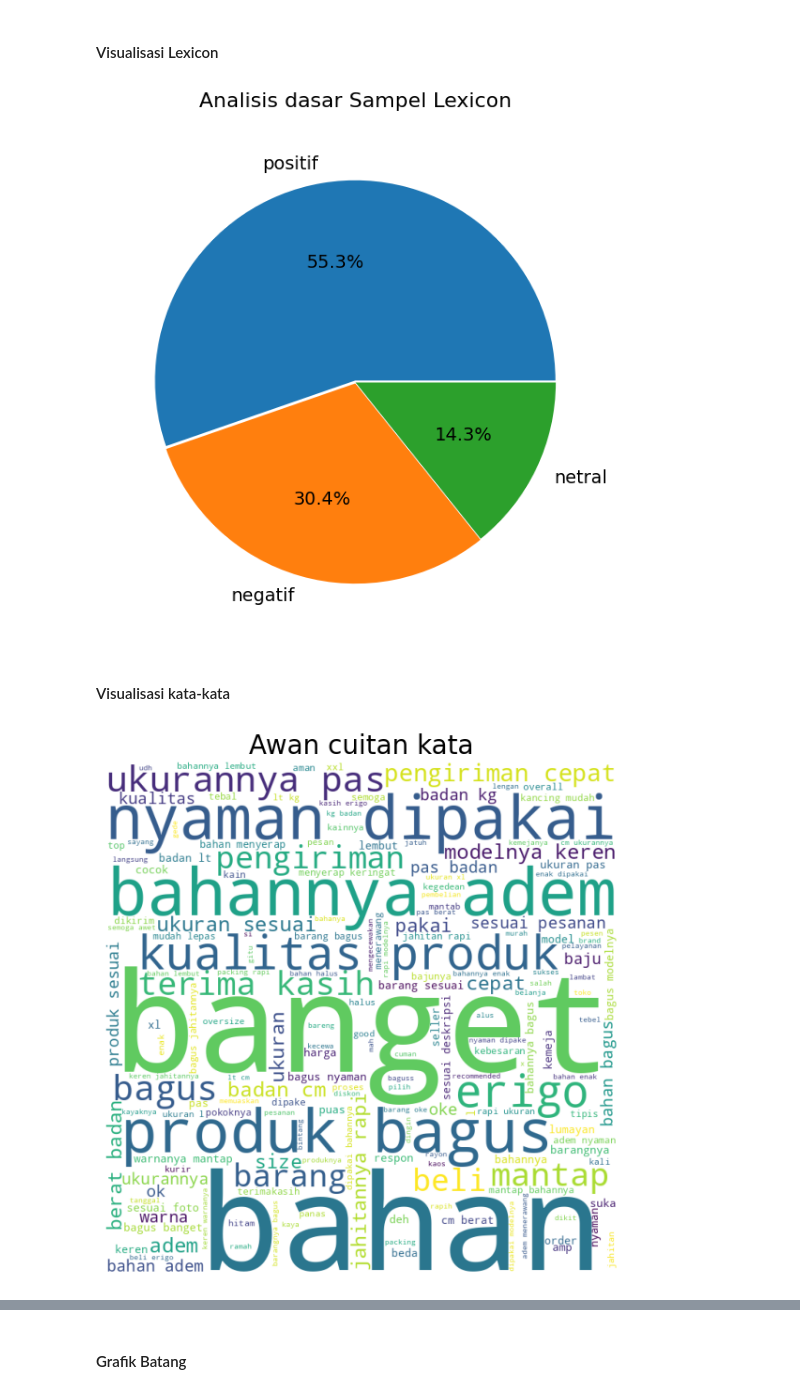
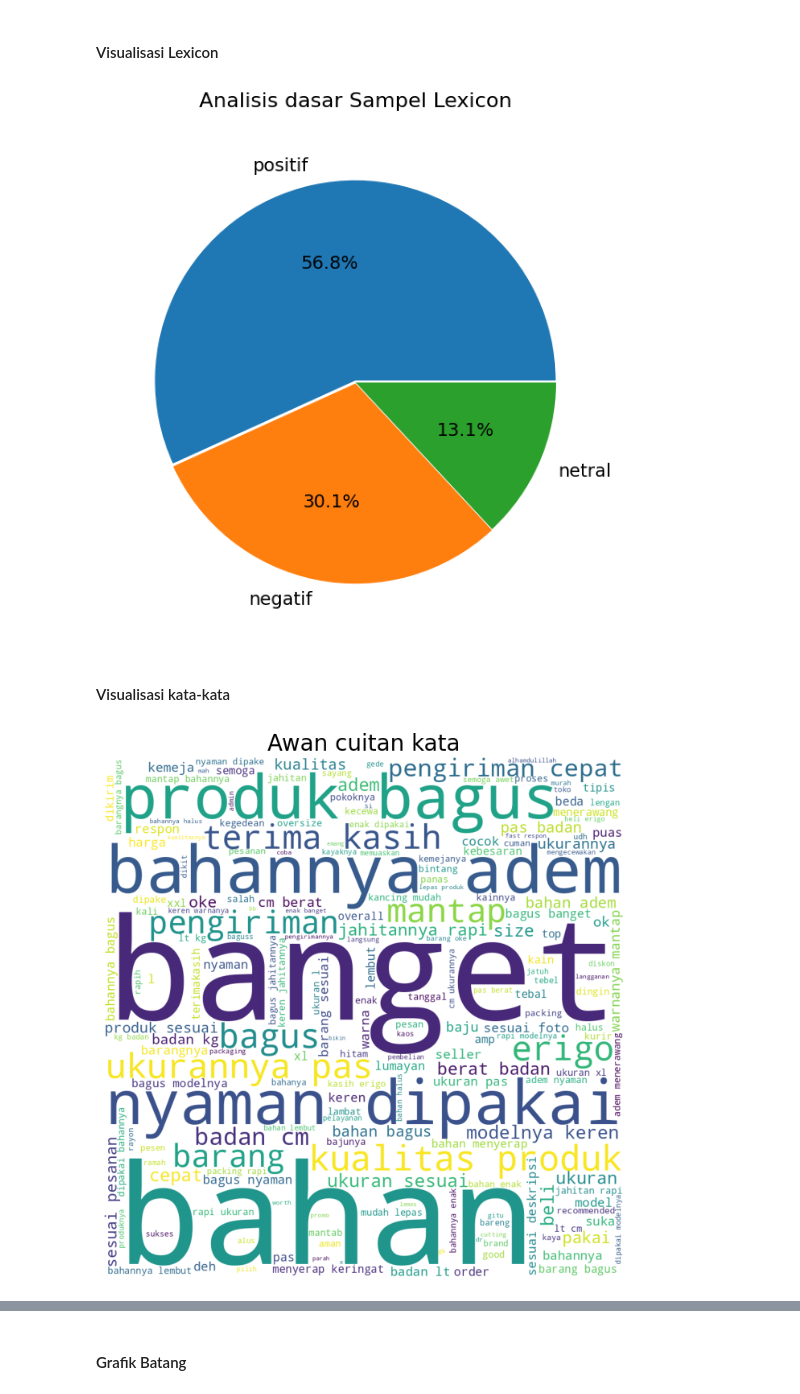
Before and after one commit to DGkurnia/sentiment, a Jupyter notebook: sentiment_analysis.ipynb, the cells around one changed output, grey strips where cells are left out. Cells and saved outputs as stored; diff of their text form; code cells hidden in the pictures.

```diff
--- a/sentiment_analysis.ipynb
+++ b/sentiment_analysis.ipynb
@@ -231,7 +217,6 @@ def stdheader(url, idpr): #idpr adalah identitas produk
   halaman_awal = 1 #di kueri
   kplstd = {'accept': '*/*',
    'accept-language': 'en-US,en;q=0.9',
-   'bd-device-id': '7463084441910052353',
    'content-type': 'application/json',
    'dnt': '1' ,
    'origin': asal,
@@ -330,3 +314,7 @@ teks6, nilai6, label6 = datagenerator(urlf,idf)
+# %%
+#Bagian 3
+teks7, nilai7, label7 = datagenerator(urlg,idg) #produk G
+teks8, nilai8, label8 = datagenerator(urlh,idh) #produk G
 # %% [markdown]
 ### Penyatuan ke satu data
 # %%
@@ -340,9 +328,9 @@ print(label1) #label
 ['excelent', 'excelent', 'excelent', 'excelent', 'excelent', 'excelent', 'excelent', 'excelent', 'excelent', 'excelent', 'excelent', 'excelent', 'excelent', 'excelent', 'so inferior', 'excelent', 'exc ...
 # %%
 #deklarasi total ulasan
-sampteks = teks1 + teks2 + teks3 + teks4 + teks5 + teks6 #bagian teks
-sampnilai = nilai1 + nilai2 + nilai3 + nilai4 + nilai5 + nilai6 #bagian nilai
-samplabel = label1 + label2 + label3 + label4 + label5 + label6 #bagian label
+sampteks = teks1 + teks2 + teks3 + teks4 + teks5 + teks6 + teks7 + teks8 #bagian teks
+sampnilai = nilai1 + nilai2 + nilai3 + nilai4 + nilai5 + nilai6 + nilai7 + nilai8 #bagian nilai
+samplabel = label1 + label2 + label3 + label4 + label5 + label6 + label7 + label8 #bagian label
 #ke penyatuan
 # %% [markdown]
 enam ulasan ini berasal dari enam produk berasal dari Erigo
@@ -675,6 +679,12 @@ def indoesia_sentiment_analysis (text):
             nilai = nilai + plexicon[word]
             # Jika kata ada dalam kamus positif, tambahkan skornya ke skor sentimen
 
+  for word in text:
+        # Iterasi
+
+        if (word in zlexicon):
+            nilai = nilai + zlexicon[word]
+            # Nilai Netral
   for word in text:
         # Iterasi
 
@@ -744,7 +754,7 @@ ax.set_title('Analisis dasar Sampel Lexicon', fontsize=16, pad=20)
 # Menampilkan pie chart.
 plt.show()
 # %% [output]
-[figure, old version]
+[figure, new version]
 # %%
 #teks sentimen positif: Pengambilan kolom polaritas
 jpolaritas = dfkopitungk['polaritas'].copy()
@@ -817,36 +826,36 @@ daftar_kata = ''
 
 # Iterasi melalui setiap tweet dalam kolom 'text_stopword' dari DataFrame 'clean_df'.
 for tweet in dfkopitungk['stopword']:
     # Iterasi melalui setiap kata dalam tweet.
     for word in tweet:
         # Menambahkan kata ke dalam 'list_words'.
         daftar_kata += ' ' + (word)
 
 # Membuat objek WordCloud dengan parameter tertentu.
-wordcloud = WordCloud(width=700, height=700, background_color='white', min_font_size=8).generate(daftar_kata)
+wordcloud = WordCloud(width=1000, height=1000, background_color='white', min_font_size=8).generate(daftar_kata)
 
 # Membuat gambar dan sumbu untuk menampilkan word cloud.
-fig, ax = plt.subplots(figsize=(8, 6))
+fig, ax = plt.subplots(figsize=(9, 7))
 
 # Menetapkan judul untuk word cloud.
 ax.set_title('Awan cuitan kata', fontsize=20)
 
 # Menonaktifkan grid pada sumbu.
 ax.grid(False)
 
 # Menampilkan word cloud dalam gambar.
 ax.imshow((wordcloud))
 
 # Mengatur layout gambar.
 fig.tight_layout(pad=0)
 
 # Menyembunyikan sumbu.
 ax.axis('off')
 
 # Menampilkan word cloud.
 plt.show()
 # %% [output]
-[figure, old version]
+[figure, new version]
 # %%
 #Cuitan positif
 positif = ''
```
Also changed, not shown: parts of 41 cells of this notebook.
